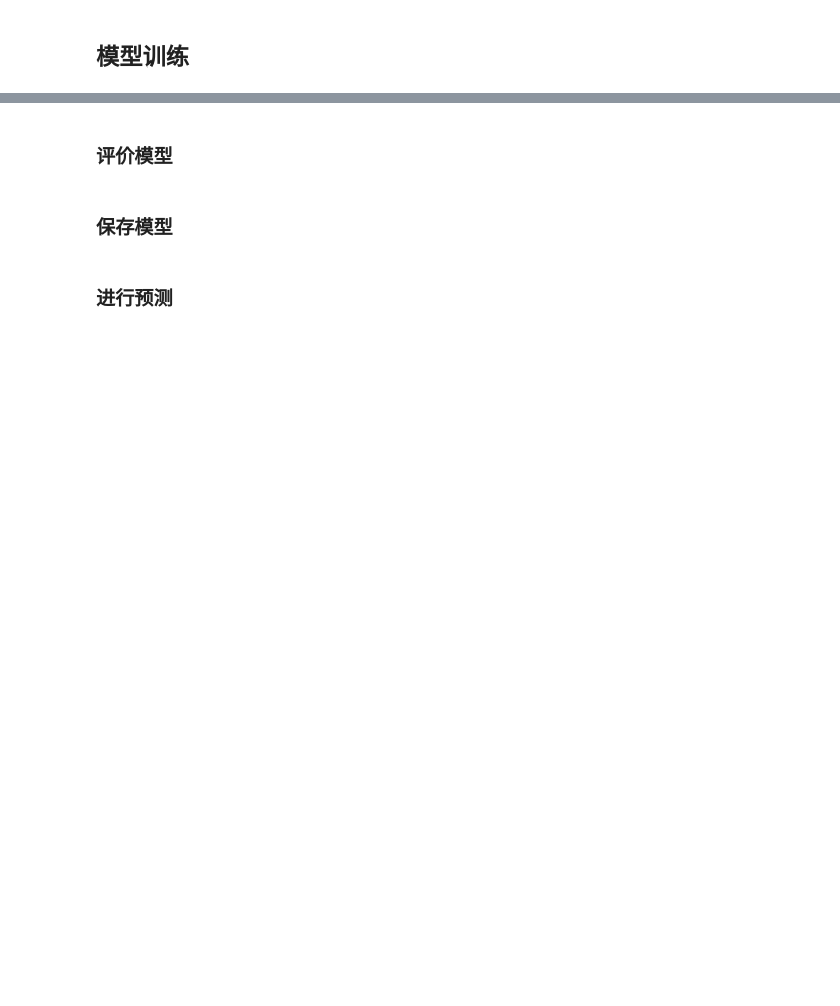
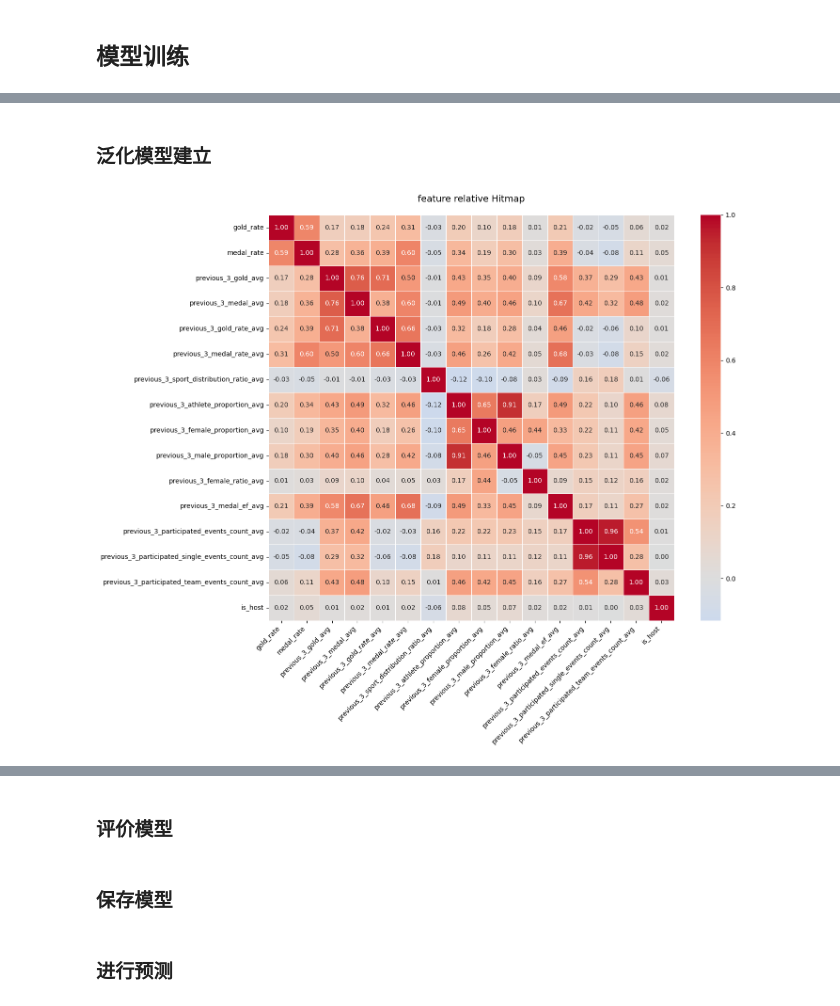
Before and after one commit to Evan-Li-2024/2025MCM-c, a Jupyter notebook: Olympics-analysis.ipynb, the cells around one changed output, grey strips where cells are left out. Cells and saved outputs as stored; diff of their text form; code cells hidden in the pictures; blank space fills up the shorter version.

Commit message:
complete sport-est-model construction

```diff
--- a/Olympics-analysis.ipynb
+++ b/Olympics-analysis.ipynb
@@ -1253,6 +1249,10 @@ def calculate_rates(group):
     # 计算前3届的比率平均值
     group['previous_3_gold_rate_avg'] = group['gold_rate'].shift().rolling(window=3, min_periods=1).mean()
     group['previous_3_medal_rate_avg'] = group['medal_rate'].shift().rolling(window=3, min_periods=1).mean()
+
+    # 计算前3届的奖牌平均值
+    group['previous_3_gold_avg'] = group['Gold'].shift().rolling(window=3, min_periods=1).mean()
+    group['previous_3_medal_avg'] = group['Total_medal'].shift().rolling(window=3, min_periods=1).mean()
 
     # 添加参加届数统计
     group['previous_participation_count'] = group['Year'].shift().rolling(window=3, min_periods=1).count()
@@ -1315,6 +1315,12 @@ def calculate_historical_averages(group):
         new_col_name = f'previous_3_{metric}_avg'
         group[new_col_name] = group[metric].shift().rolling(window=3, min_periods=1).mean()
 
+            # 添加参加届数统计
+    group['previous_participation_count'] = group['Year'].shift().rolling(window=3, min_periods=1).count()
+    # 添加是否为首次参赛的标记（如果前3届参赛次数为0，则为首次参赛）
+    group['is_first_participation'] = group['previous_participation_count'] == 0
+
+
     return group
 
 # 2. 应用分组计算
@@ -1331 +1381,3 @@ for col in historical_cols:
+# %%
+history_sport_summary = history_sport_summary[history_sport_summary["Year"] > 1960]
 # %% [markdown]
@@ -1380,0 +1716,38 @@ for sport in sports:
+# %% [markdown]
+### 泛化模型建立
+# %%
+# 1. 准备需要分析的特征
+features_to_analyze = [
+    'gold_rate', 'medal_rate',
+    'previous_3_gold_avg', 'previous_3_medal_avg',
+    'previous_3_gold_rate_avg', 'previous_3_medal_rate_avg',
+    'previous_3_sport_distribution_ratio_avg',
+    'previous_3_athlete_proportion_avg',
+    'previous_3_female_proportion_avg', 'previous_3_male_proportion_avg',
+    'previous_3_female_ratio_avg', 'previous_3_medal_ef_avg',
+    'previous_3_participated_events_count_avg',
+    'previous_3_participated_single_events_count_avg',
+    'previous_3_participated_team_events_count_avg',
+    'is_host'
+]
+
+# 2. 创建相关性矩阵
+correlation_matrix = history_sport_summary[features_to_analyze].corr()
+
+# 3. 创建热图
+plt.figure(figsize=(15, 12))
+sns.heatmap(correlation_matrix,
+            annot=True,  # 显示相关系数
+            cmap='coolwarm',  # 使用红蓝色图
+            center=0,  # 将0设为中心值
+            fmt='.2f',  # 保留两位小数
+            square=True,  # 保持方形
+            linewidths=0.5)  # 添加网格线
+
+plt.title('feature relative Hitmap', fontsize=14, pad=20)
+plt.xticks(rotation=45, ha='right')
+plt.yticks(rotation=0)
+plt.tight_layout()
+plt.show()
+# %% [output]
+[figure, added]
```
Also changed, not shown: parts of 16 cells of this notebook, 5 other files.
